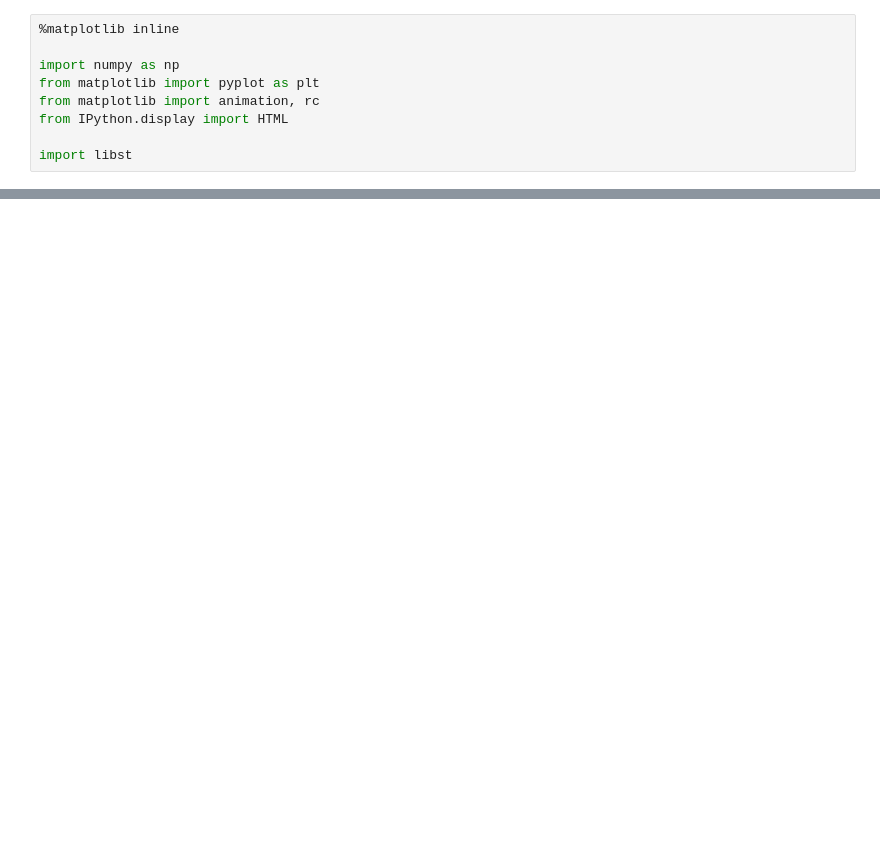
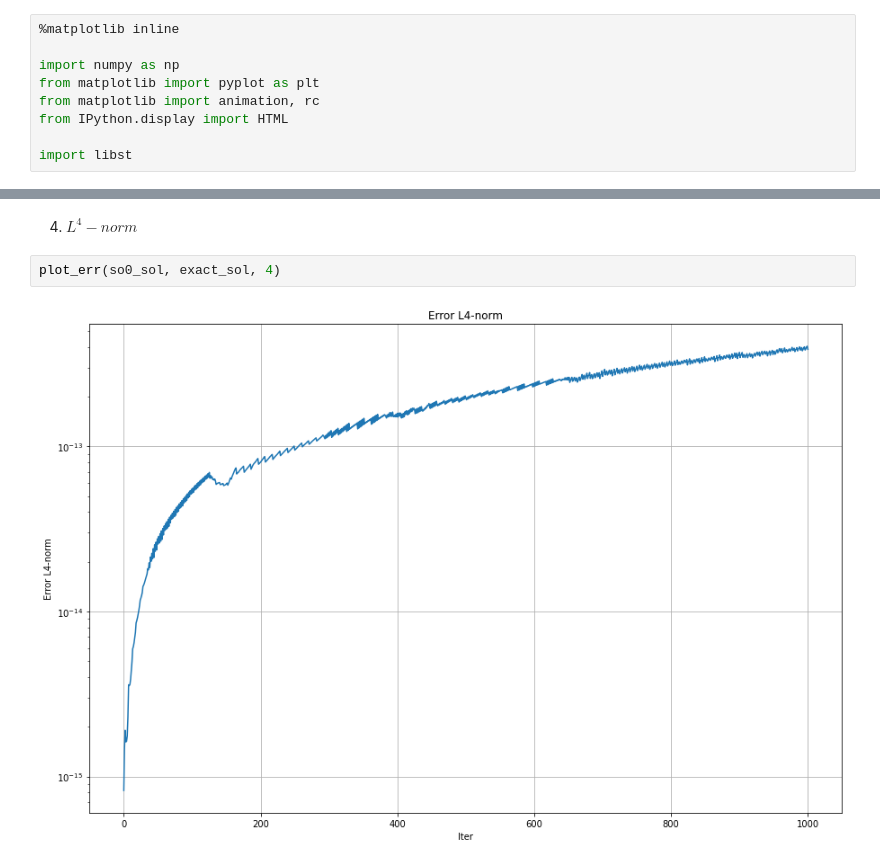
Before and after one commit to yungyuc/turgon, a Jupyter notebook: notebook/error_analysis.ipynb, the cells around one changed output, grey strips where cells are left out. Saved outputs shown, nothing was run; the diff lists cells and outputs as text; blank space fills up the shorter version.

```diff
--- a/notebook/error_analysis.ipynb
+++ b/notebook/error_analysis.ipynb
@@ -57,0 +79,6 @@ plt.plot(iterNum, error, '-')
+# %% [markdown]
+4. $L^4-norm$
+# %%
+plot_err(so0_sol, exact_sol, 4)
+# %% [output]
+[figure, added]
```
Also changed, not shown: parts of 9 cells of this notebook.
